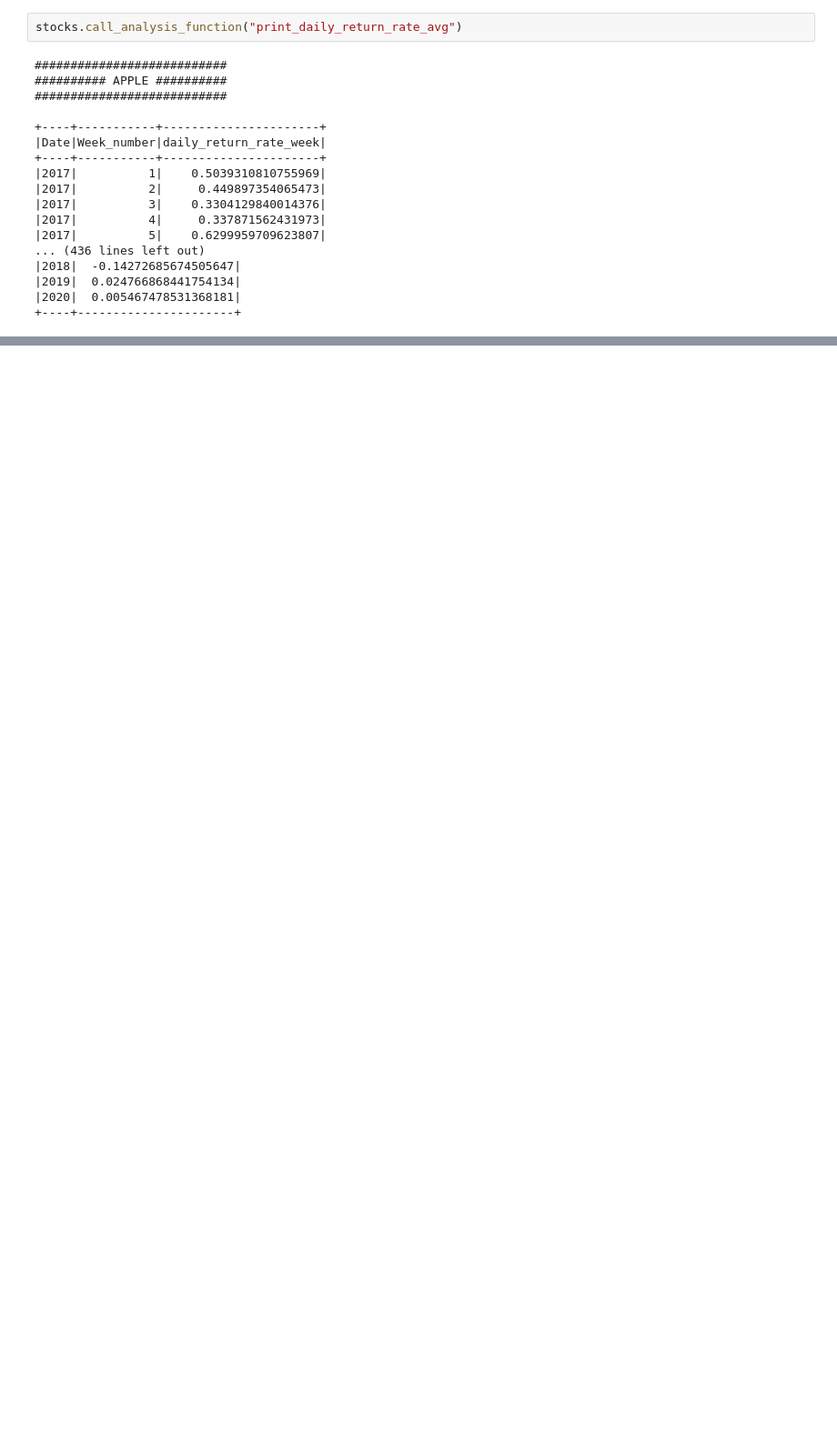
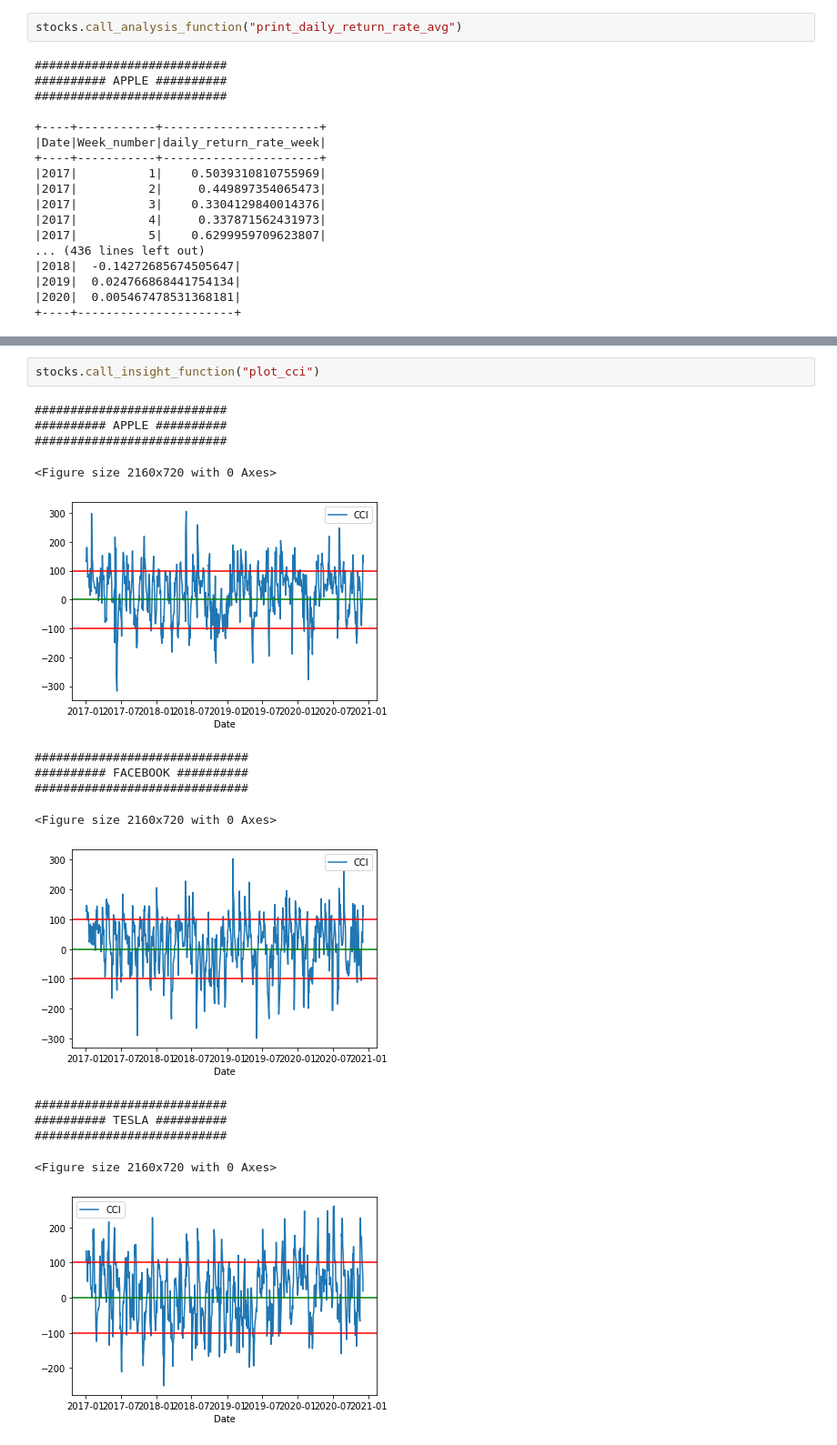
Before and after one commit to yxyfer/BigData-Projet, a Jupyter notebook: project.ipynb, the cells around one changed output, grey strips where cells are left out. Shown at 91% size. Cells and saved outputs as stored; diff of their text form; blank space fills up the shorter version.

```diff
--- a/project.ipynb
+++ b/project.ipynb
@@ -399,0 +605,18 @@ We show the stock with the best return rate during a period (nonth and year).
+# %%
+stocks.call_insight_function("plot_cci")
+# %% [output]
+###########################
+########## APPLE ##########
+###########################
+<Figure size 2160x720 with 0 Axes>
+[figure, added]
+##############################
+########## FACEBOOK ##########
+##############################
+<Figure size 2160x720 with 0 Axes>
+[figure, added]
+###########################
+########## TESLA ##########
+###########################
+<Figure size 2160x720 with 0 Axes>
+[figure, added]
```
Also changed, not shown: parts of 46 cells of this notebook, 2 other files.
